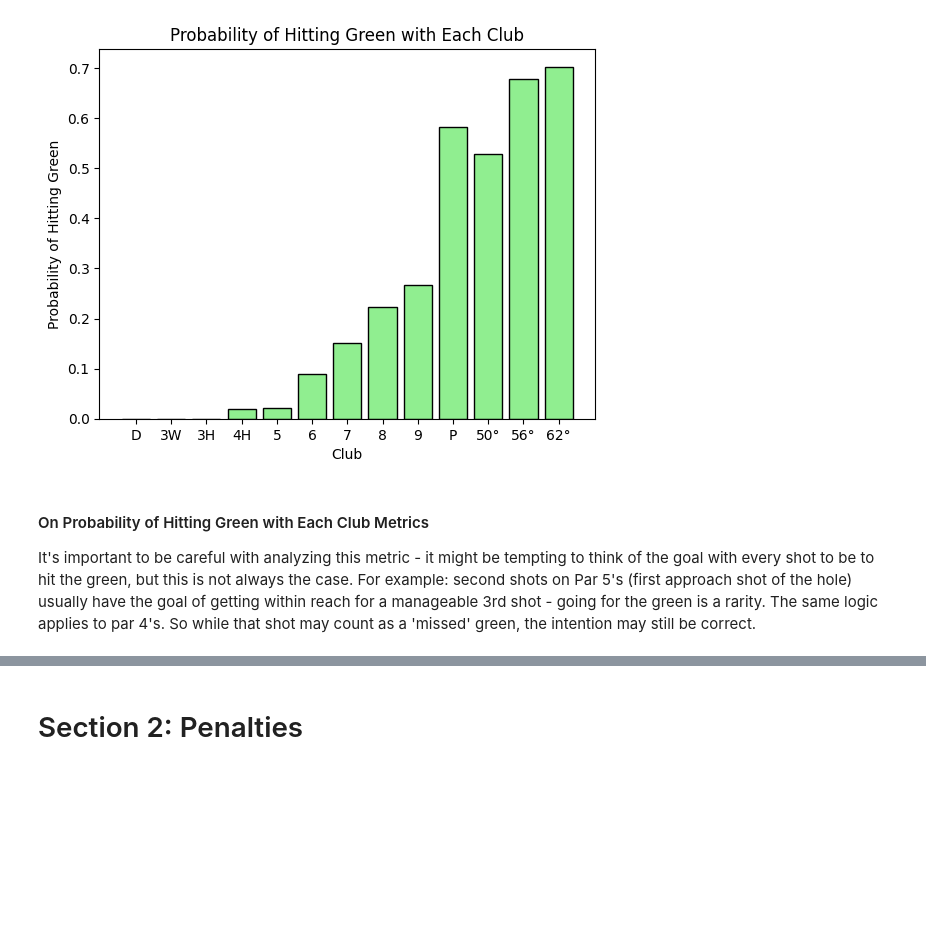
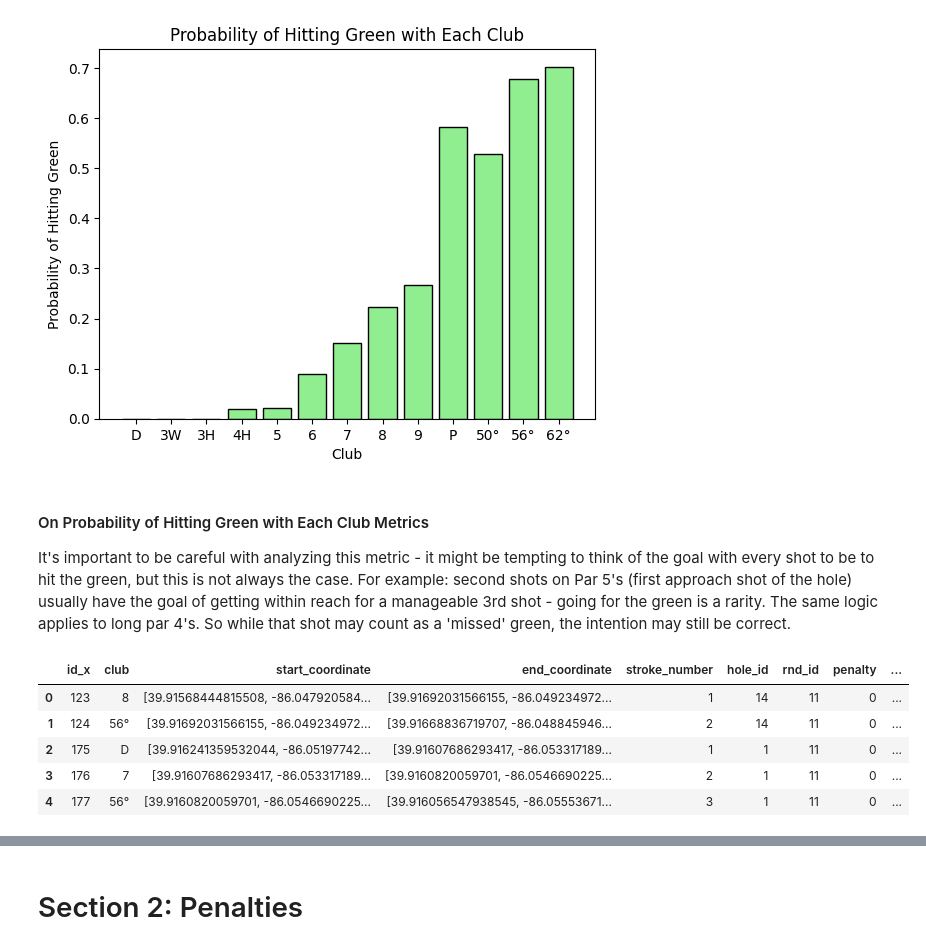
Before and after one commit to evklein/forehead-data-pipelines, a Jupyter notebook: 2024/2024.ipynb, the cells around one changed output, grey strips where cells are left out. Drawn from its saved outputs; the diff is of its cells as text; code cells hidden in the pictures; blank space fills up the shorter version.

```diff
--- a/2024/2024.ipynb
+++ b/2024/2024.ipynb
@@ -299,4 +298,31 @@ Text(0.5, 1.0, 'Probability of Hitting Green with Each Club')
 # %% [markdown]
 #### On Probability of Hitting Green with Each Club Metrics
 
-It's important to be careful with analyzing this metric - it might be tempting to think of the goal with every shot to be to hit the green, but this is not always the case. For example: second shots on Par 5's (first approach shot of the hole) usually have the goal of getting within reach for a manageable 3rd shot - going for the green is a rarity. The same logic applies to par 4's. So while that shot may count as a 'missed' green, the intention may still be correct.
+It's important to be careful with analyzing this metric - it might be tempting to think of the goal with every shot to be to hit the green, but this is not always the case. For example: second shots on Par 5's (first approach shot of the hole) usually have the goal of getting within reach for a manageable 3rd shot - going for the green is a rarity. The same logic applies to long par 4's. So while that shot may count as a 'missed' green, the intention may still be correct.
+# %%
+connection = sqlite3.connect('../data/10-28.sqlite3')
+holes = pd.read_sql_query('SELECT * FROM course_hole', connection)
+connection.close()
+
+strokes_with_green_yardages = strokes.copy(deep=True)
+strokes_with_green_yardages = strokes_with_green_yardages.merge(holes, how='inner', left_on='hole_id', right_on='id')
+strokes_with_green_yardages['center_green_point'] = strokes_with_green_yardages['center_green_point'].astype('str').apply(parse_coordinates_with_parentheses)
+
+def distance_to_green(row):
+    if row['start_coordinate'] is None or row['center_green_point'] is None:
+        return 0
+
+    return get_distance_between_points_yards(
+        row['start_coordinate'][0], row['start_coordinate'][1],
+        row['center_green_point'][0], row['center_green_point'][1]
+    )
+strokes_with_green_yardages['dist_to_green'] = strokes_with_green_yardages.apply(distance_to_green, axis=1)
+
+strokes_with_green_yardages.head()
+# %% [output]
+|  | id_x | club | start_coordinate | end_coordinate | stroke_number | hole_id | rnd_id | penalty | ... |
+| 0 | 123 | 8 | [39.91568444815508, -86.047920584... | [39.91692031566155, -86.049234972... | 1 | 14 | 11 | 0 | ... |
+| 1 | 124 | 56° | [39.91692031566155, -86.049234972... | [39.91668836719707, -86.048845946... | 2 | 14 | 11 | 0 | ... |
+| 2 | 175 | D | [39.916241359532044, -86.05197742... | [39.91607686293417, -86.053317189... | 1 | 1 | 11 | 0 | ... |
+| 3 | 176 | 7 | [39.91607686293417, -86.053317189... | [39.9160820059701, -86.0546690225... | 2 | 1 | 11 | 0 | ... |
+| 4 | 177 | 56° | [39.9160820059701, -86.0546690225... | [39.916056547938545, -86.05553671... | 3 | 1 | 11 | 0 | ... |
```
Also changed, not shown: parts of 5 cells of this notebook.
